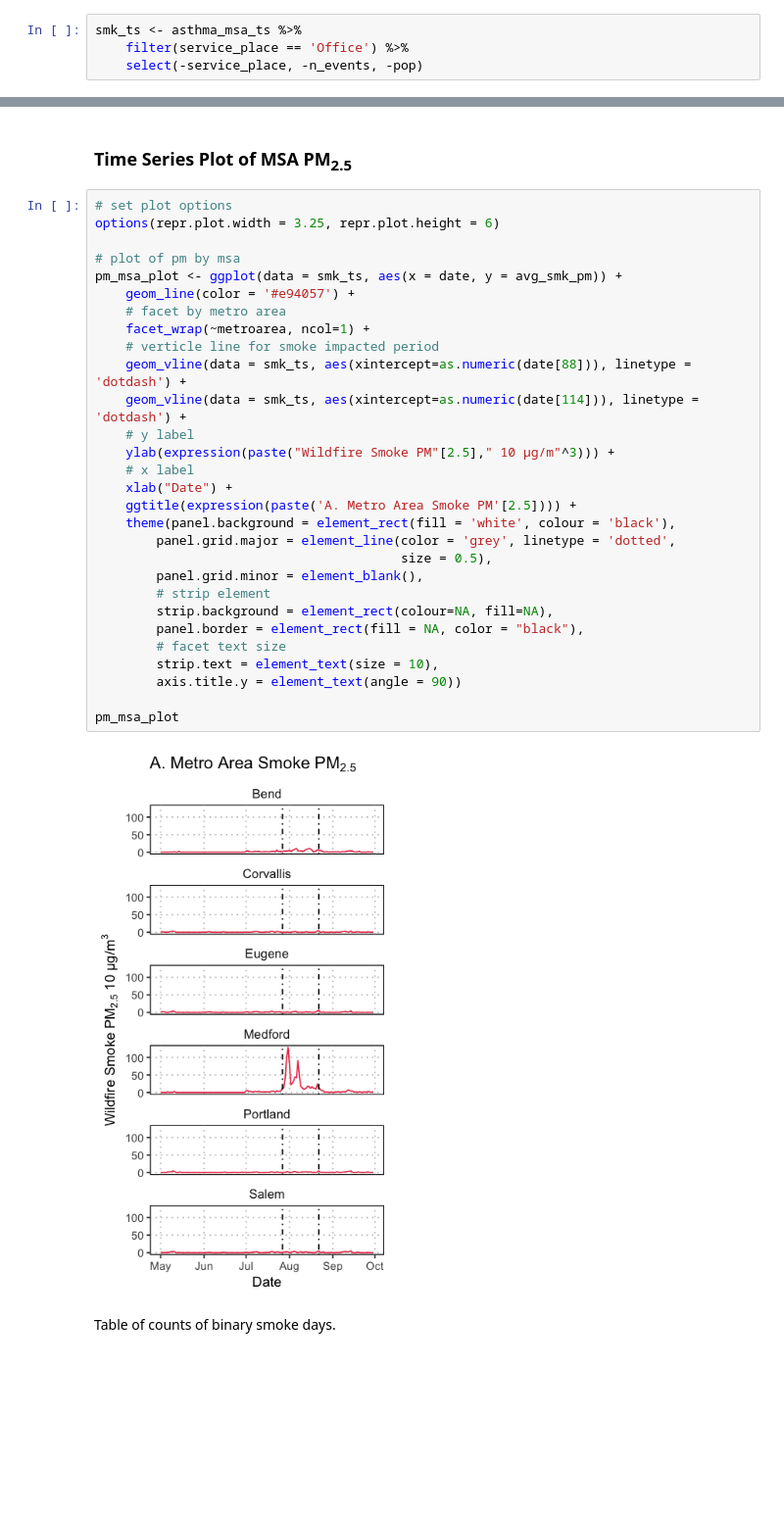
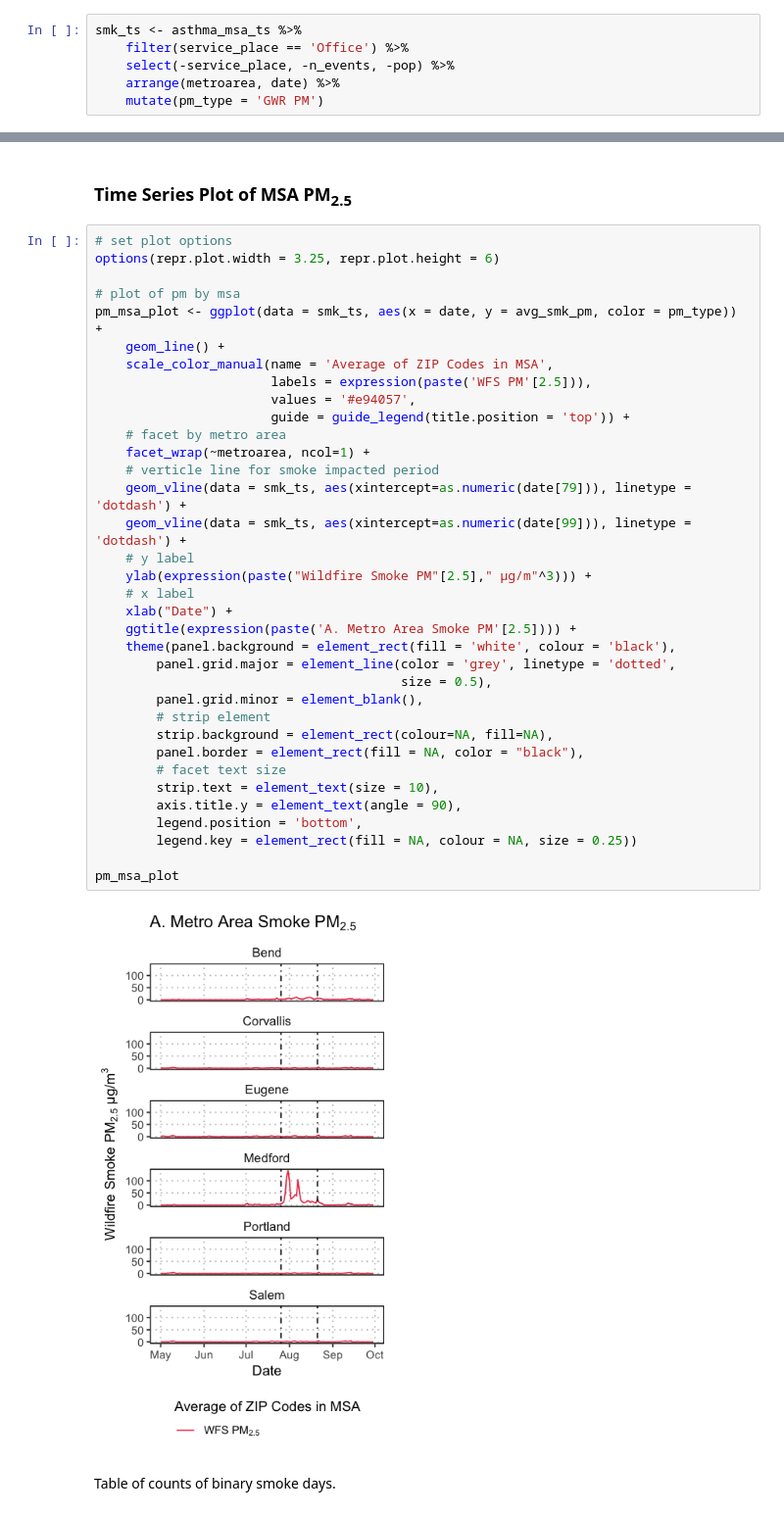
Before and after one commit to RyanGan/oregon_wildfire, a Jupyter notebook: r_scripts/analysis/msa_daily_smoke_analysis.ipynb, the cells around one changed output, grey strips where cells are left out. Shown at 98% size. Cells and saved outputs as stored; diff of their text form; blank space fills up the shorter version.

```diff
--- a/r_scripts/analysis/msa_daily_smoke_analysis.ipynb
+++ b/r_scripts/analysis/msa_daily_smoke_analysis.ipynb
@@ -44,4 +53,6 @@ Subset to one outcome to plot time series of PM<sub>2.5</sub>.
 # %%
 smk_ts <- asthma_msa_ts %>%
     filter(service_place == 'Office') %>%
-    select(-service_place, -n_events, -pop)
+    select(-service_place, -n_events, -pop) %>%
+    arrange(metroarea, date) %>%
+    mutate(pm_type = 'GWR PM')
@@ -50,34 +76,40 @@ smk_ts <- asthma_msa_ts %>%
 # %%
 # set plot options
 options(repr.plot.width = 3.25, repr.plot.height = 6)
 
 # plot of pm by msa
-pm_msa_plot <- ggplot(data = smk_ts, aes(x = date, y = avg_smk_pm)) +
-    geom_line(color = '#e94057') +
+pm_msa_plot <- ggplot(data = smk_ts, aes(x = date, y = avg_smk_pm, color = pm_type)) +
+    geom_line() +
+    scale_color_manual(name = 'Average of ZIP Codes in MSA',
+                       labels = expression(paste('WFS PM'[2.5])),
+                       values = '#e94057',
+                       guide = guide_legend(title.position = 'top')) +
     # facet by metro area
     facet_wrap(~metroarea, ncol=1) +
     # verticle line for smoke impacted period
-    geom_vline(data = smk_ts, aes(xintercept=as.numeric(date[88])), linetype = 'dotdash') +
-    geom_vline(data = smk_ts, aes(xintercept=as.numeric(date[114])), linetype = 'dotdash') +
+    geom_vline(data = smk_ts, aes(xintercept=as.numeric(date[79])), linetype = 'dotdash') +
+    geom_vline(data = smk_ts, aes(xintercept=as.numeric(date[99])), linetype = 'dotdash') +
     # y label
-    ylab(expression(paste("Wildfire Smoke PM"[2.5]," 10 µg/m"^3))) +
+    ylab(expression(paste("Wildfire Smoke PM"[2.5]," µg/m"^3))) +
     # x label
     xlab("Date") +
     ggtitle(expression(paste('A. Metro Area Smoke PM'[2.5]))) +
     theme(panel.background = element_rect(fill = 'white', colour = 'black'),
         panel.grid.major = element_line(color = 'grey', linetype = 'dotted',
                                         size = 0.5),
         panel.grid.minor = element_blank(),
         # strip element
         strip.background = element_rect(colour=NA, fill=NA),
         panel.border = element_rect(fill = NA, color = "black"),
         # facet text size
         strip.text = element_text(size = 10),
-        axis.title.y = element_text(angle = 90))
+        axis.title.y = element_text(angle = 90),
+        legend.position = 'bottom',
+        legend.key = element_rect(fill = NA, colour = NA, size = 0.25))
 
 pm_msa_plot
 # %% [output]
-[figure, old version]
+[figure, new version]
 # %% [markdown]
 Table of counts of binary smoke days.
 # %%
```
Also changed, not shown: parts of 21 cells of this notebook, 3 other files.
